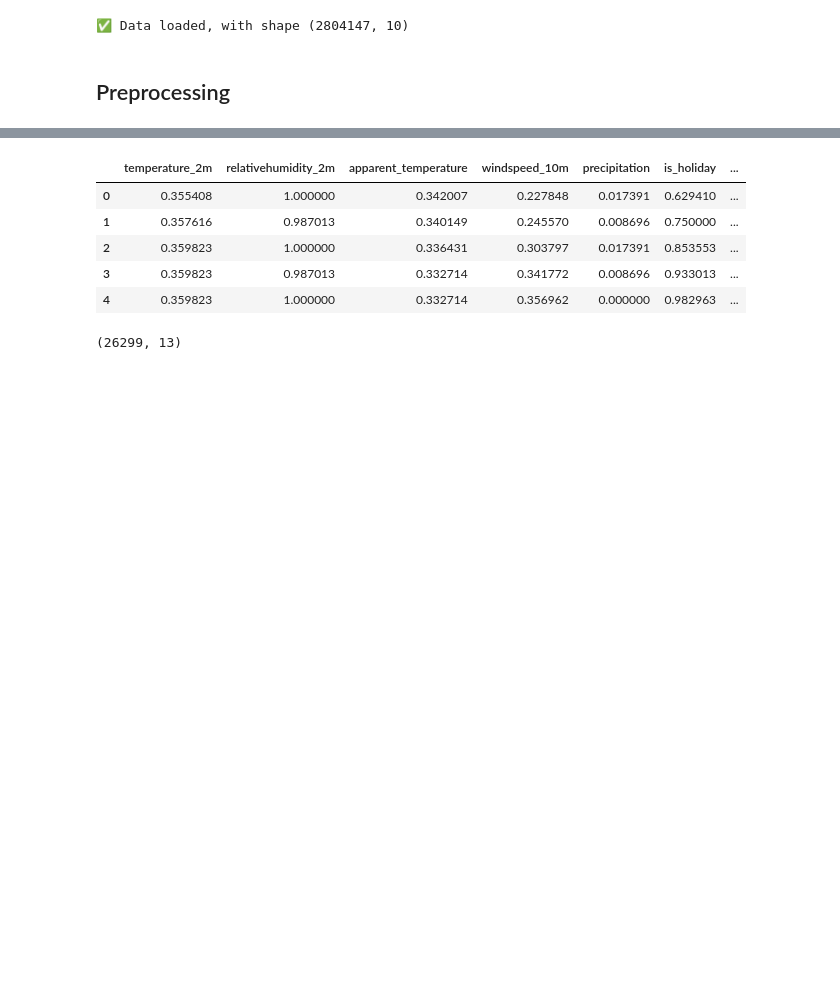
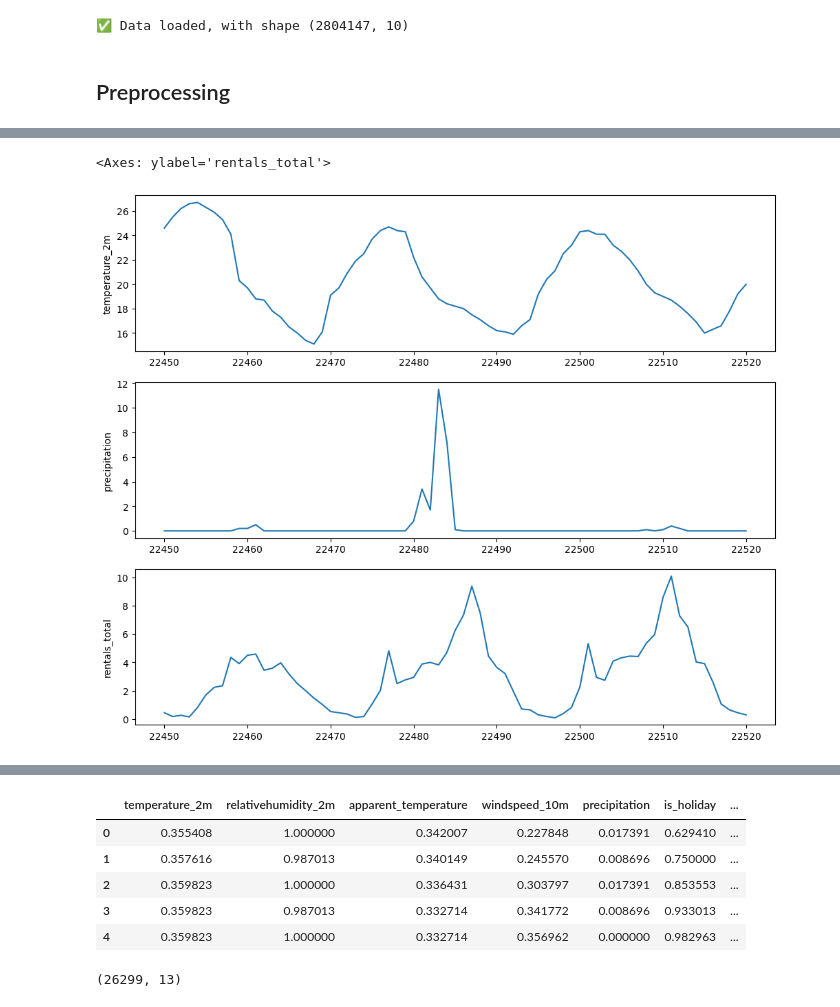
Before and after one commit to shoefer987/bike_sharing_demand, a Jupyter notebook: notebooks/shoefer987_preprocessing.ipynb, the cells around one changed output, grey strips where cells are left out. Saved outputs shown, nothing was run; the diff lists cells and outputs as text; code cells hidden in the pictures; blank space fills up the shorter version.

Commit message:
visualize weather correlations

```diff
--- a/notebooks/shoefer987_preprocessing.ipynb
+++ b/notebooks/shoefer987_preprocessing.ipynb
@@ -169,6 +167,6 @@ params = {
 
 historical_weather_data = requests.get(base_url , params=params).json()
 # %%
-df = get_weather_data(cache_path=Path(f'{LOCAL_DATA_PATH}/raw/Histotical_Weather_Data_{START_YEAR}_to_{END_YEAR}.csv'))
-df
+weather = get_weather_data(cache_path=Path(f'{LOCAL_DATA_PATH}/raw/Histotical_Weather_Data_{START_YEAR}_to_{END_YEAR}.csv'))
+weather
 # %% [output]
@@ -189,3 +185,13 @@ columns: Index(['time', 'temperature_2m', 'relativehumidity_2m', 'apparent_tempe
 | 35062 | 2022-12-31T22:00 | 6.1 | 78 | 3.1 | 8.8 | 0.0 |
 | 35063 | 2022-12-31T23:00 | 6.0 | 77 | 3.3 | 6.8 | 0.0 |
 35064 rows × 6 columns
+# %%
+weather.time = pd.to_datetime(weather.time)
+weather['year'] = weather.time.apply(lambda x: x.year)
+weather['month'] = weather.time.apply(lambda x: x.month)
+weather['week'] = weather.time.apply(lambda x: x.week)
+weather['day'] = weather.time.apply(lambda x: x.day)
+weather['day_of_year'] = weather.time.apply(lambda x: x.day_of_year)
+
+
+weather.head()
@@ -483,3 +497,9 @@ cache_path_y_preproc=Path(f'{LOCAL_DATA_PATH}/processed/y_processed_from_{START_
 X_processed.columns = features
 X_processed.to_csv(cache_path_X_preproc , header=True , index=False)
 y.to_csv(cache_path_y_preproc , header=True , index=False)
+# %%
+merged_df['rentals_total'] = merged_df[districts].sum(axis=1)
+merged_df['week'] = merged_df.rent_date_hour.apply(lambda x: x.week)
+merged_df['month'] = merged_df.rent_date_hour.apply(lambda x: x.month)
+merged_df['day'] = merged_df.rent_date_hour.apply(lambda x: x.day)
+merged_df['day_of_year'] = merged_df.rent_date_hour.apply(lambda x: x.day_of_year)
@@ -485,0 +527,8 @@ y.to_csv(cache_path_y_preproc , header=True , index=False)
+# %%
+fig, ax = plt.subplots(3,1, figsize=(12,10))
+sns.lineplot(x=weather.loc[22450:22520].index, y='temperature_2m', data=weather.loc[22450:22520], ax=ax[0], errorbar=('ci',0))
+sns.lineplot(x=weather.loc[22450:22520].index, y='precipitation', data=weather.loc[22450:22520], ax=ax[1], errorbar=('ci', 0))
+sns.lineplot(x=merged_df.loc[22450:22520].index, y='rentals_total', data=merged_df.loc[22450:22520], ax=ax[2], errorbar=('ci', 0))
+# %% [output]
+<Axes: ylabel='rentals_total'>
+[figure, added]
```
Also changed, not shown: parts of 10 cells of this notebook.
